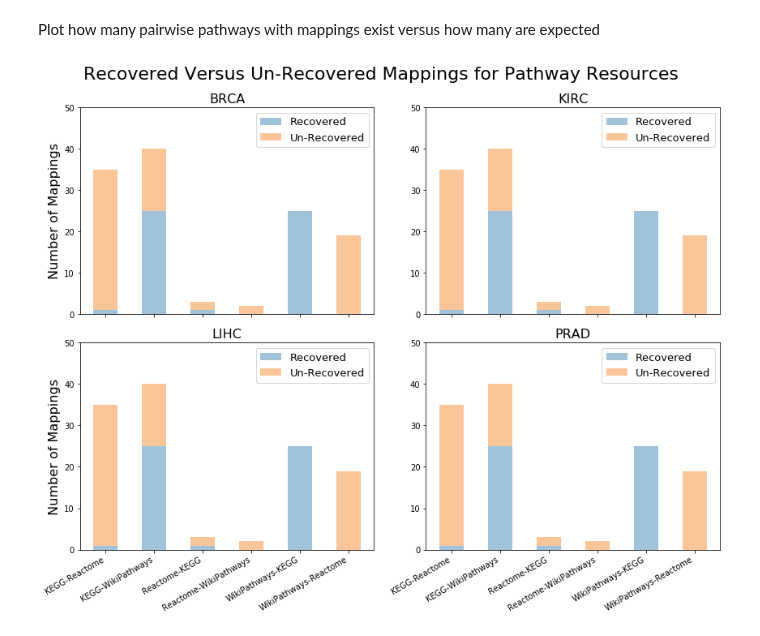
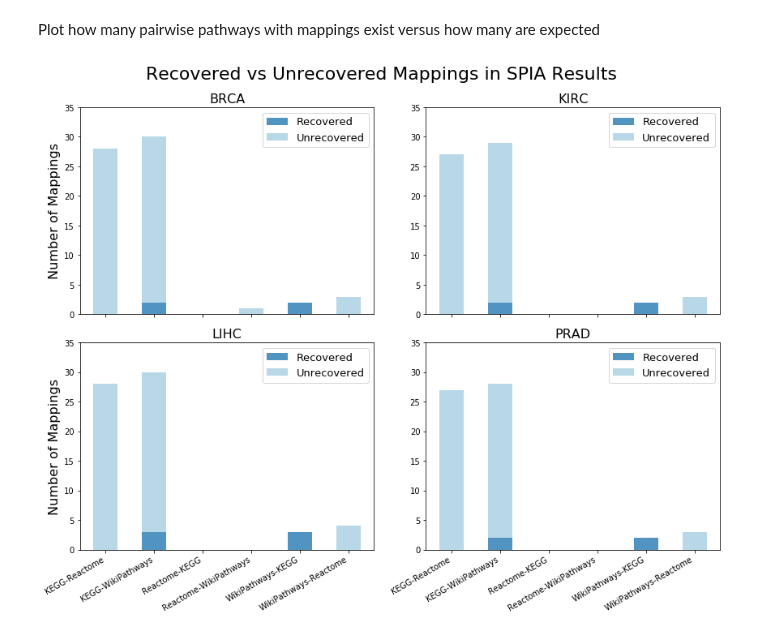
Before and after one commit to pathwayforte/results, a Jupyter notebook: notebooks/evaluation/spia_results.ipynb, the cells around one changed output. Cells and saved outputs as stored; diff of their text form; code cells hidden in the pictures.

Commit message:
update enrichment plots

```diff
--- a/notebooks/evaluation/spia_results.ipynb
+++ b/notebooks/evaluation/spia_results.ipynb
@@ -92,3 +103,18 @@ def get_pathway_names(
+# %%
+brca_kegg_df = get_pathway_names('kegg',brca_kegg_df,kegg_manager=kegg_manager)
+kirc_kegg_df = get_pathway_names('kegg',kirc_kegg_df,kegg_manager=kegg_manager)
+lihc_kegg_df = get_pathway_names('kegg',lihc_kegg_df,kegg_manager=kegg_manager)
+prad_kegg_df = get_pathway_names('kegg',prad_kegg_df,kegg_manager=kegg_manager)
+# %%
+brca_reactome_df = get_pathway_names('reactome',brca_reactome_df,reactome_manager=reactome_manager)
+kirc_reactome_df = get_pathway_names('reactome',kirc_reactome_df,reactome_manager=reactome_manager)
+lihc_reactome_df = get_pathway_names('reactome',lihc_reactome_df,reactome_manager=reactome_manager)
+prad_reactome_df = get_pathway_names('reactome',prad_reactome_df,reactome_manager=reactome_manager)
+# %%
+brca_wp_df = get_pathway_names('wikipathways',brca_wp_df,wikipathways_manager=wikipathways_manager)
+kirc_wp_df = get_pathway_names('wikipathways',kirc_wp_df,wikipathways_manager=wikipathways_manager)
+lihc_wp_df = get_pathway_names('wikipathways',lihc_wp_df,wikipathways_manager=wikipathways_manager)
+prad_wp_df = get_pathway_names('wikipathways',prad_wp_df,wikipathways_manager=wikipathways_manager)
 # %%
 brca_actual_dict, brca_expected_dict = get_pairwise_mapping_numbers(
     brca_kegg_df,
@@ -114,7 +140,7 @@ prad_actual_dict, prad_expected_dict = get_pairwise_mapping_numbers(
 Plot how many pairwise pathways with mappings exist versus how many are expected
 # %%
 fig, ax = plt.subplots(nrows=2, ncols=2, figsize=(12,10))
-fig.suptitle('Recovered Versus Un-Recovered Mappings for Pathway Resources', fontsize=22)
+fig.suptitle('Recovered vs Unrecovered Mappings in SPIA Results', fontsize=22)
 
 N = 6
 index = np.arange(N)
@@ -135,13 +161,13 @@ actual_vals = list(brca_actual_dict.values())
 expected_vals = list(brca_expected_dict.values())
 difference = [x - y for x, y in zip(expected_vals, actual_vals)]
 
-p1 = plt.bar(index, actual_vals, bar_width,alpha=opacity, color='#88b4d3',label='Recovered')
-p2 = plt.bar(index, difference, bar_width, bottom=actual_vals, alpha=opacity, color='#f9b880',label='Un-Recovered')
+p1 = plt.bar(index, actual_vals, bar_width,alpha=opacity, color='#2679b2',label='Recovered')
+p2 = plt.bar(index, difference, bar_width, bottom=actual_vals, alpha=opacity, color='#a7cee2',label='Unrecovered')
 
 plt.title('BRCA', fontsize=16)
 plt.ylabel('Number of Mappings', fontdict=label_font)
 plt.xticks(index, pairings)
-plt.ylim(0,50)
+plt.ylim(0,35)
 plt.legend(prop={'size':13},loc=1)
 
 
@@ -150,44 +176,44 @@ actual_vals = list(kirc_actual_dict.values())
 expected_vals = list(kirc_expected_dict.values())
 difference = [x - y for x, y in zip(expected_vals, actual_vals)]
 
-p1 = plt.bar(index, actual_vals, bar_width,alpha=opacity, color='#88b4d3',label='Recovered')
-p2 = plt.bar(index, difference, bar_width, bottom=actual_vals, alpha=opacity, color='#f9b880',label='Un-Recovered')
+p1 = plt.bar(index, actual_vals, bar_width,alpha=opacity, color='#2679b2',label='Recovered')
+p2 = plt.bar(index, difference, bar_width, bottom=actual_vals, alpha=opacity, color='#a7cee2',label='Unrecovered')
 
 plt.title('KIRC', fontsize=16)
 plt.xticks(index, pairings)
-plt.ylim(0,50)
+plt.ylim(0,35)
 plt.legend(prop={'size':13},loc=1)
 
 plt.subplot(2, 2, 3)
 actual_vals = list(lihc_actual_dict.values())
 expected_vals = list(lihc_expected_dict.values())
 difference = [x - y for x, y in zip(expected_vals, actual_vals)]
 
-p1 = plt.bar(index, actual_vals, bar_width,alpha=opacity, color='#88b4d3',label='Recovered')
-p2 = plt.bar(index, difference, bar_width, bottom=actual_vals, alpha=opacity, color='#f9b880',label='Un-Recovered')
+p1 = plt.bar(index, actual_vals, bar_width,alpha=opacity, color='#2679b2',label='Recovered')
+p2 = plt.bar(index, difference, bar_width, bottom=actual_vals, alpha=opacity, color='#a7cee2',label='Unrecovered')
 
 plt.title('LIHC', fontsize=16)
 plt.ylabel('Number of Mappings', fontdict=label_font)
 plt.xticks(index, pairings)
-plt.ylim(0,50)
+plt.ylim(0,35)
 plt.legend(prop={'size':13},loc=1)
 
 plt.subplot(2, 2, 4)
 actual_vals = list(prad_actual_dict.values())
 expected_vals = list(prad_expected_dict.values())
 difference = [x - y for x, y in zip(expected_vals, actual_vals)]
 
-p1 = plt.bar(index, actual_vals, bar_width,alpha=opacity, color='#88b4d3',label='Recovered')
-p2 = plt.bar(index, difference, bar_width, bottom=actual_vals, alpha=opacity, color='#f9b880',label='Un-Recovered')
+p1 = plt.bar(index, actual_vals, bar_width,alpha=opacity, color='#2679b2',label='Recovered')
+p2 = plt.bar(index, difference, bar_width, bottom=actual_vals, alpha=opacity, color='#a7cee2',label='Unrecovered')
 
 plt.title('PRAD', fontsize=16)
-plt.ylim(0,50)
+plt.ylim(0,35)
 plt.xticks(index, pairings)
 plt.legend(prop={'size':13},loc=1)
 
 fig.autofmt_xdate()
 fig.tight_layout(rect=[0, 0.03, 1, 0.95])
-plt.savefig('pairwise_mappings.png',dpi=500)
+plt.savefig('pairwise_mappings.png',dpi=250)
 plt.show()
 # %% [output]
-[figure, old version]
+[figure, new version]
```
Also changed, not shown: parts of 6 cells of this notebook, 1 other file.
